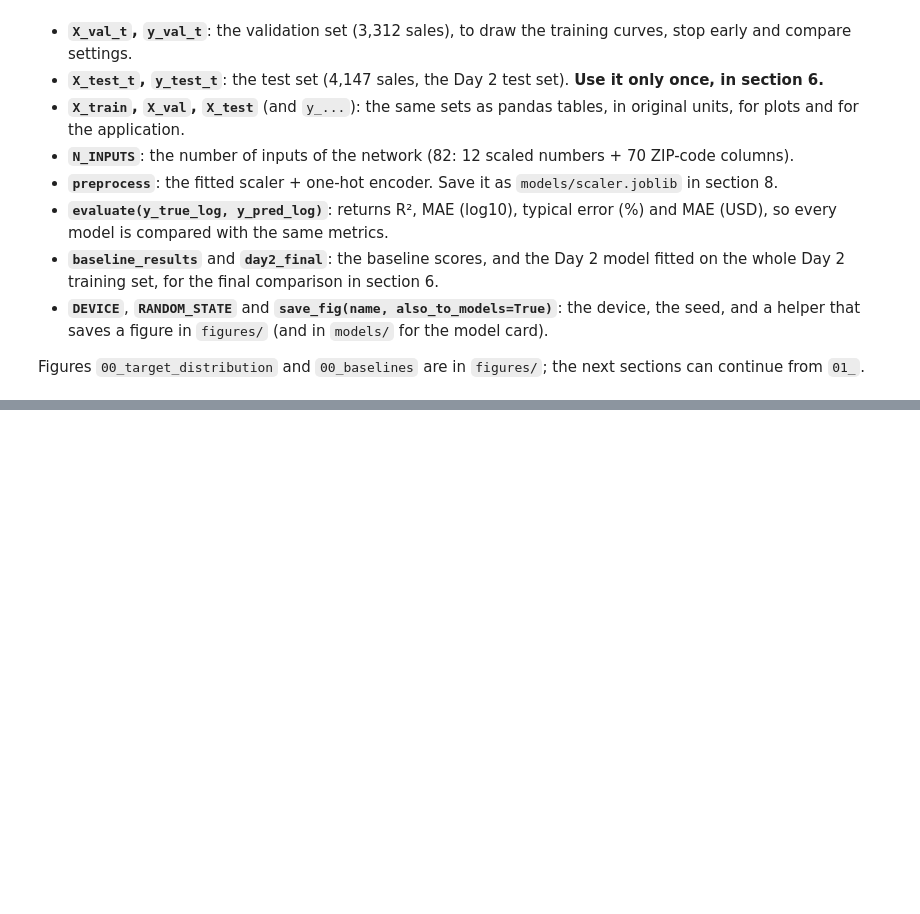
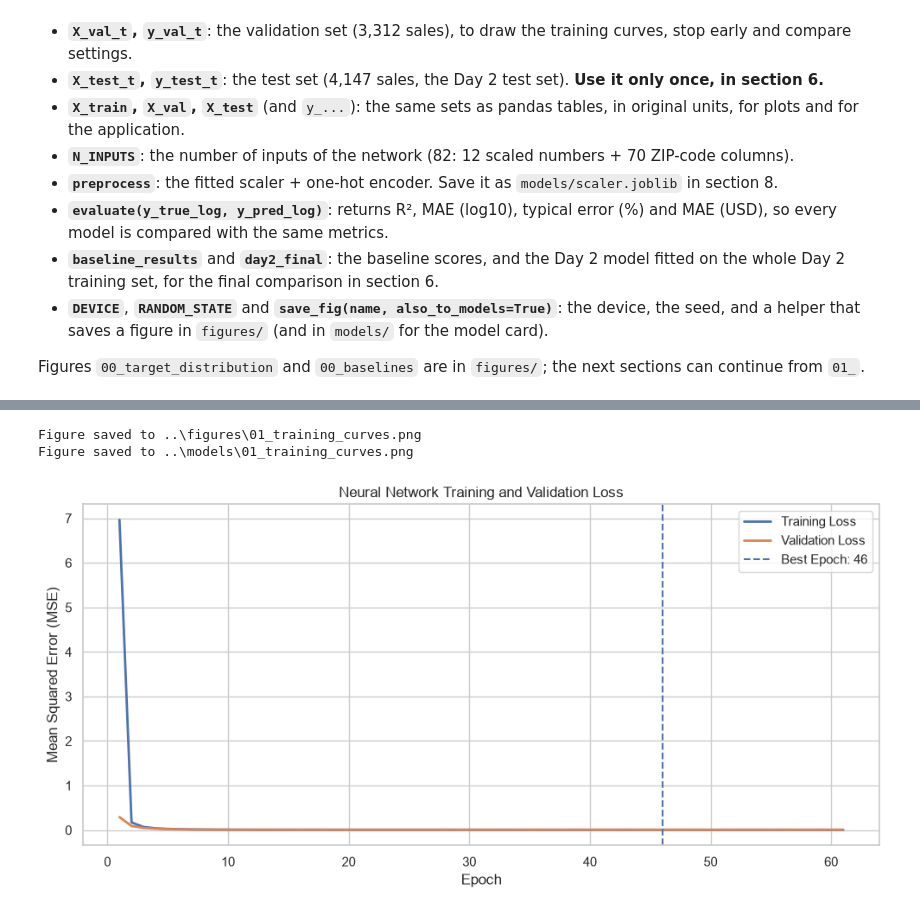
Before and after one commit to iaac-maai/2-day4-assignment, a Jupyter notebook: notebook/neural_network.ipynb, the cells around one changed output, grey strips where cells are left out. Saved outputs shown, nothing was run; the diff lists cells and outputs as text; code cells hidden in the pictures; blank space fills up the shorter version.

Commit message:
Add neural network training and validation

```diff
--- a/notebook/neural_network.ipynb
+++ b/notebook/neural_network.ipynb
@@ -360,0 +571,42 @@ Figures `00_target_distribution` and `00_baselines` are in `figures/`; the next
+# %%
+
+# 3.3 Plot training and validation loss
+
+plt.figure(figsize=(10, 5))
+
+plt.plot(
+    range(1, len(train_losses) + 1),
+    train_losses,
+    label="Training Loss",
+    linewidth=2
+)
+
+plt.plot(
+    range(1, len(val_losses) + 1),
+    val_losses,
+    label="Validation Loss",
+    linewidth=2
+)
+
+plt.axvline(
+    best_epoch,
+    linestyle="--",
+    label=f"Best Epoch: {best_epoch}"
+)
+
+plt.xlabel("Epoch")
+plt.ylabel("Mean Squared Error (MSE)")
+plt.title("Neural Network Training and Validation Loss")
+
+plt.legend()
+plt.grid(True)
+plt.tight_layout()
+
+# Save the figure
+save_fig("01_training_curves", also_to_models=True)
+
+plt.show()
+# %% [output]
+Figure saved to ..\figures\01_training_curves.png
+Figure saved to ..\models\01_training_curves.png
+[figure, added]
```
Also changed, not shown: parts of 8 cells of this notebook, 2 other files.
